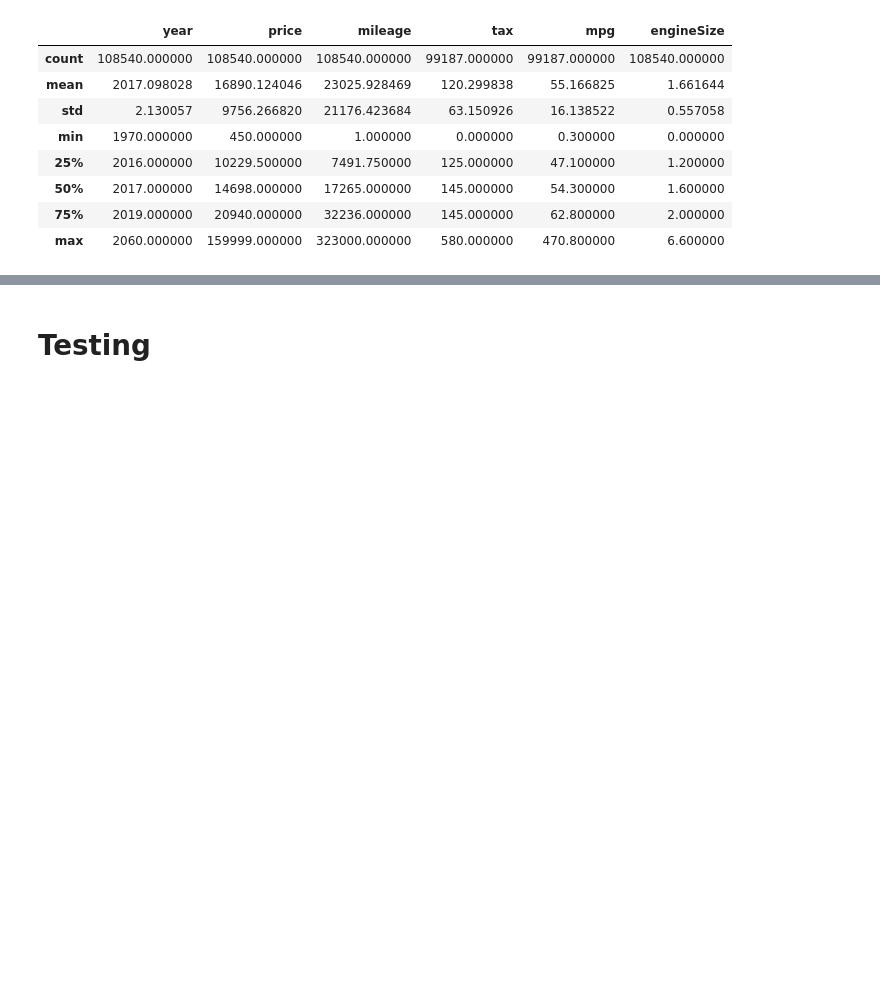
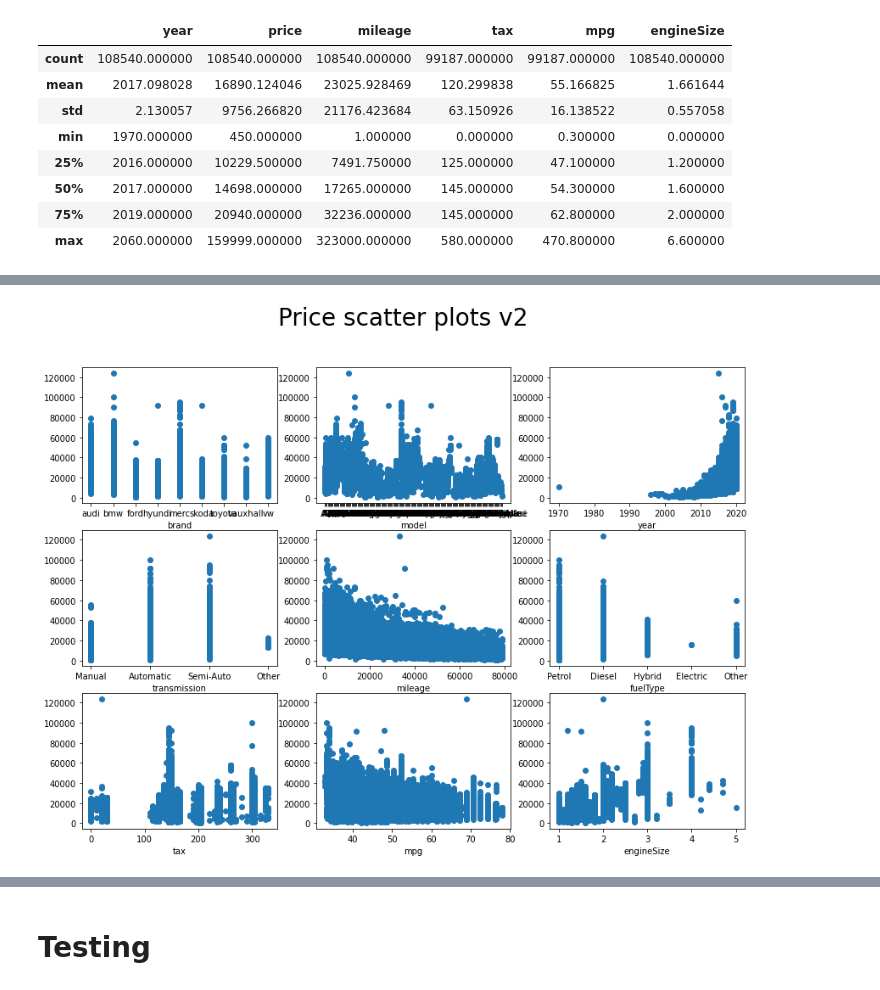
Before and after one commit to BoscoDomingo/ML-P1, a Jupyter notebook: Bosco_Domingo,_Luis_de_Marcos_P1.ipynb, the cells around one changed output, grey strips where cells are left out. Cells and saved outputs as stored; diff of their text form; code cells hidden in the pictures; blank space fills up the shorter version.

```diff
--- a/Bosco_Domingo,_Luis_de_Marcos_P1.ipynb
+++ b/Bosco_Domingo,_Luis_de_Marcos_P1.ipynb
@@ -41,0 +138,15 @@ Observamos algunas anomalías:
+# %%
+index = 1
+plt.figure(figsize=(14,10))
+plt.suptitle('Price scatter plots v2', size = 28);
+for column in df.columns:
+    if column == "price":
+        continue
+    plt.subplot(3,3,index)
+    plt.scatter(df[column], df['price'])
+    plt.xlabel(column)
+    index += 1
+
+# Source: https://datascience.stackexchange.com/a/31755
+# %% [output]
+[figure, added]
```
Also changed, not shown: parts of 40 cells of this notebook.
